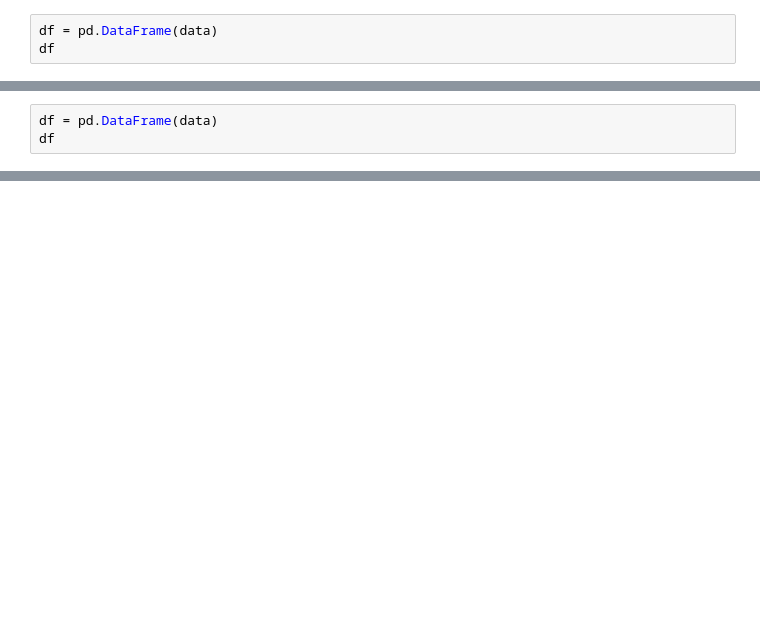
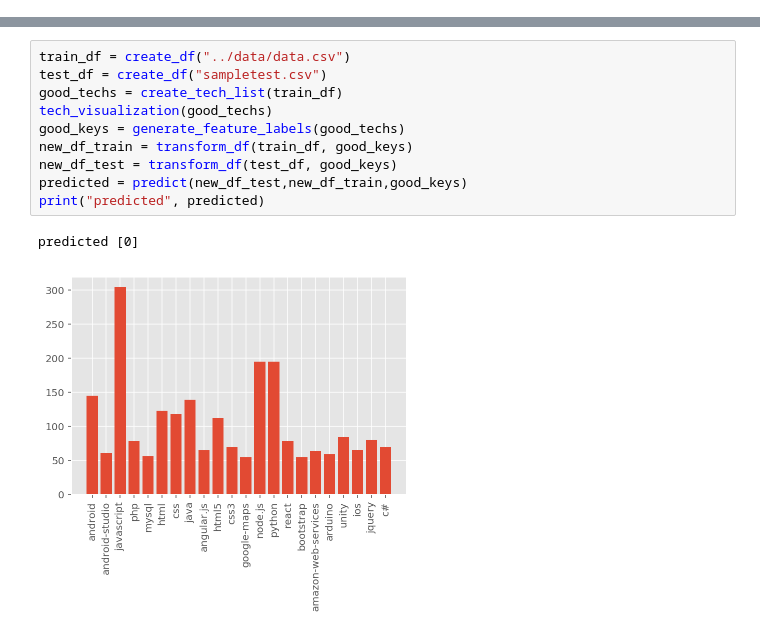
Before and after one commit to jakevossen5/this-hackathon-project-isnt-real, a Jupyter notebook: predictions/overall prediction.ipynb, the cells around one changed output, grey strips where cells are left out. Saved outputs shown, nothing was run; the diff lists cells and outputs as text; blank space fills up the shorter version.

```diff
--- a/predictions/overall prediction.ipynb
+++ b/predictions/overall prediction.ipynb
@@ -29,3 +18,0 @@ data
-# %%
-df = pd.DataFrame(data)
-df
@@ -47,3 +18,0 @@ data.head()
-# %%
-df = pd.DataFrame(data)
-df
@@ -68,0 +178,13 @@ df
+# %%
+train_df = create_df("../data/data.csv")
+test_df = create_df("sampletest.csv")
+good_techs = create_tech_list(train_df)
+tech_visualization(good_techs)
+good_keys = generate_feature_labels(good_techs)
+new_df_train = transform_df(train_df, good_keys)
+new_df_test = transform_df(test_df, good_keys)
+predicted = predict(new_df_test,new_df_train,good_keys)
+print("predicted", predicted)
+# %% [output]
+predicted [0]
+[figure, added]
```
Also changed, not shown: parts of 9 cells of this notebook, 2 other files.
